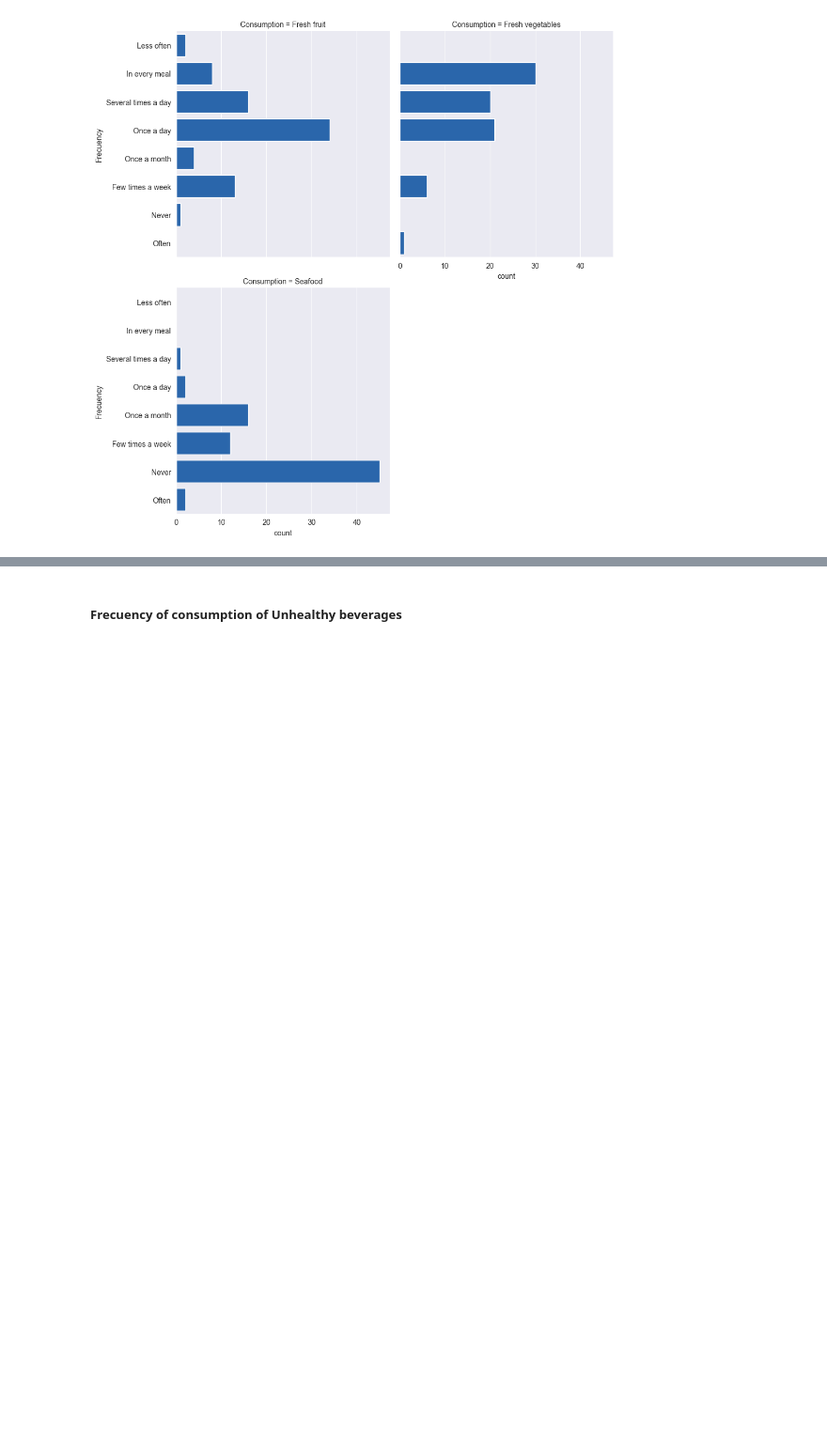
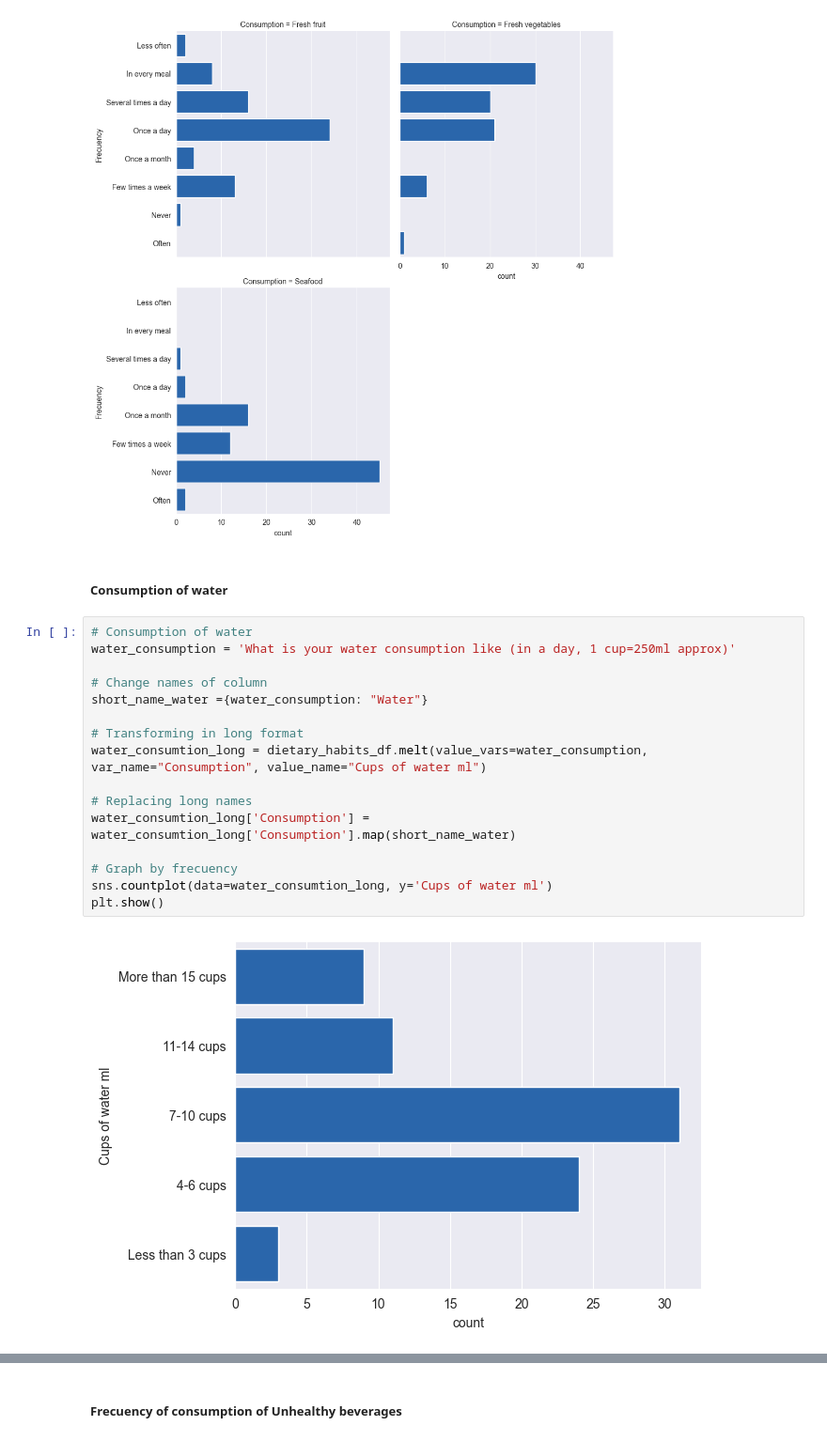
Before and after one commit to StephanieApaza/Income_influence_food_choices, a Jupyter notebook: income_food_choices.ipynb, the cells around one changed output, grey strips where cells are left out. Shown: that part at 94% size. Cells and saved outputs as stored; diff of their text form; blank space fills up the shorter version.

```diff
--- a/income_food_choices.ipynb
+++ b/income_food_choices.ipynb
@@ -596,3 +596,23 @@ sns.catplot(data=healthy_cols_long, y='Frecuency', kind='count', col='Consumptio
 plt.show()
 # %% [output]
 [figure]
+# %% [markdown]
+##### Consumption of water
+# %%
+# Consumption of water
+water_consumption = 'What is your water consumption like (in a day, 1 cup=250ml approx)'
+
+# Change names of column
+short_name_water ={water_consumption: "Water"}
+
+# Transforming in long format
+water_consumtion_long = dietary_habits_df.melt(value_vars=water_consumption, var_name="Consumption", value_name="Cups of water ml")
+
+# Replacing long names
+water_consumtion_long['Consumption'] = water_consumtion_long['Consumption'].map(short_name_water)
+
+# Graph by frecuency
+sns.countplot(data=water_consumtion_long, y='Cups of water ml')
+plt.show()
+# %% [output]
+[figure, added]
```
Also changed, not shown: parts of 10 cells of this notebook.
